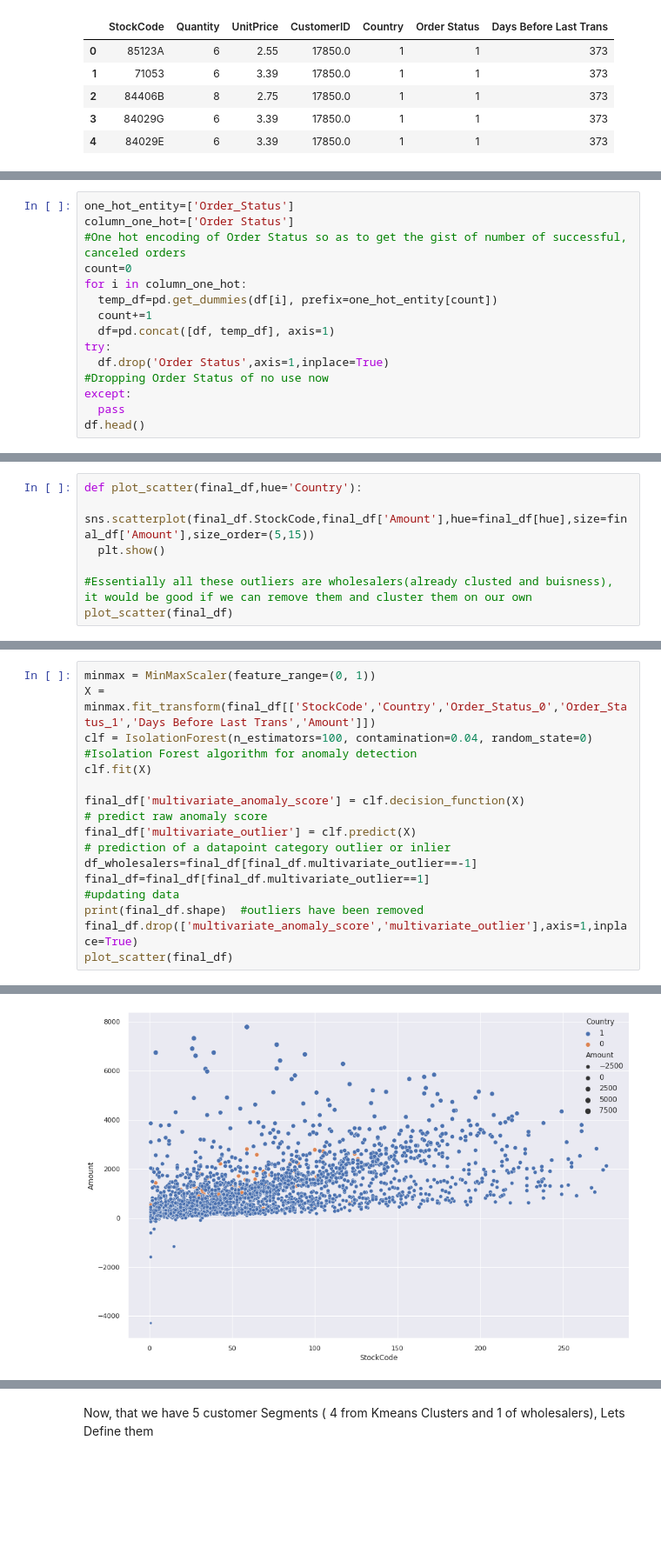
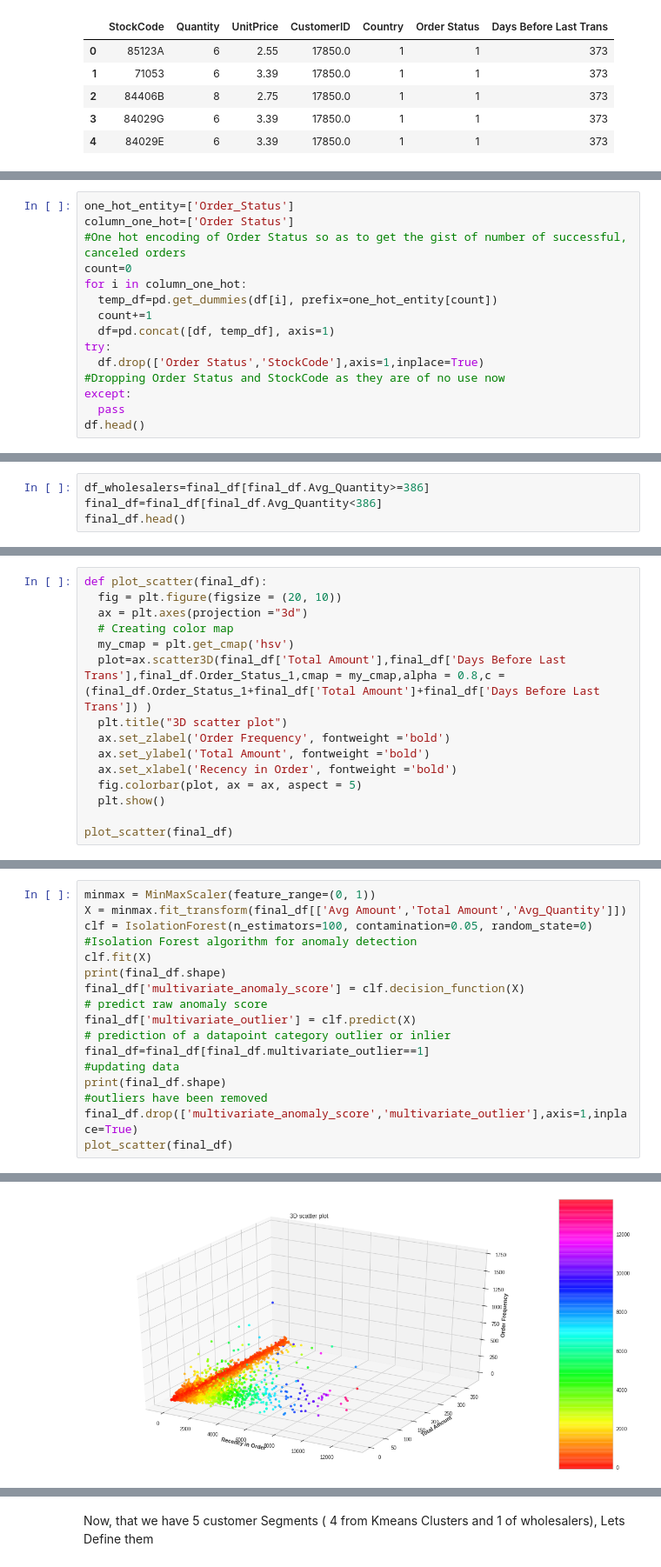
Before and after one commit to pranav168/Customer-Segmentation, a Jupyter notebook: Online_Retail_Customer_Segmentation_final_.ipynb, the cells around one changed output, grey strips where cells are left out. Shown at 87% size. Saved outputs shown, nothing was run; the diff lists cells and outputs as text; blank space fills up the shorter version.

```diff
--- a/Online_Retail_Customer_Segmentation_final_.ipynb
+++ b/Online_Retail_Customer_Segmentation_final_.ipynb
@@ -245,7 +249,7 @@ for i in column_one_hot:
   count+=1
   df=pd.concat([df, temp_df], axis=1)
 try:
-  df.drop('Order Status',axis=1,inplace=True)                                   #Dropping Order Status of no use now
+  df.drop(['Order Status','StockCode'],axis=1,inplace=True)                     #Dropping Order Status and StockCode as they are of no use now
 except:
   pass
 df.head()
@@ -285,6 +289,0 @@ final_df.head()
-# %%
-def plot_scatter(final_df,hue='Country'):
-  sns.scatterplot(final_df.StockCode,final_df['Amount'],hue=final_df[hue],size=final_df['Amount'],size_order=(5,15))
-  plt.show()
-                                                                                #Essentially all these outliers are wholesalers(already clusted and buisness), it would be good if we can remove them and cluster them on our own
-plot_scatter(final_df)
@@ -292,0 +304,4 @@ plot_scatter(final_df)
+# %%
+df_wholesalers=final_df[final_df.Avg_Quantity>=386]
+final_df=final_df[final_df.Avg_Quantity<386]
+final_df.head()
@@ -292,0 +328,15 @@ plot_scatter(final_df)
+# %%
+def plot_scatter(final_df):
+  fig = plt.figure(figsize = (20, 10))
+  ax = plt.axes(projection ="3d")
+  # Creating color map
+  my_cmap = plt.get_cmap('hsv')
+  plot=ax.scatter3D(final_df['Total Amount'],final_df['Days Before Last Trans'],final_df.Order_Status_1,cmap = my_cmap,alpha = 0.8,c =(final_df.Order_Status_1+final_df['Total Amount']+final_df['Days Before Last Trans']) )
+  plt.title("3D scatter plot")
+  ax.set_zlabel('Order Frequency', fontweight ='bold')
+  ax.set_ylabel('Total Amount', fontweight ='bold')
+  ax.set_xlabel('Recency in Order', fontweight ='bold')
+  fig.colorbar(plot, ax = ax, aspect = 5)
+  plt.show()
+
+plot_scatter(final_df)
@@ -293,14 +345,13 @@ plot_scatter(final_df)
 # %%
 minmax = MinMaxScaler(feature_range=(0, 1))
-X = minmax.fit_transform(final_df[['StockCode','Country','Order_Status_0','Order_Status_1','Days Before Last Trans','Amount']])
-clf = IsolationForest(n_estimators=100, contamination=0.04, random_state=0)     #Isolation Forest algorithm for anomaly detection
+X = minmax.fit_transform(final_df[['Avg Amount','Total Amount','Avg_Quantity']])
+clf = IsolationForest(n_estimators=100, contamination=0.05, random_state=0)     #Isolation Forest algorithm for anomaly detection
 clf.fit(X)
-
-final_df['multivariate_anomaly_score'] = clf.decision_function(X)                     # predict raw anomaly score
-final_df['multivariate_outlier'] = clf.predict(X)                                     # prediction of a datapoint category outlier or inlier
-df_wholesalers=final_df[final_df.multivariate_outlier==-1]
-final_df=final_df[final_df.multivariate_outlier==1]                                               #updating data
-print(final_df.shape)  #outliers have been removed
+print(final_df.shape)
+final_df['multivariate_anomaly_score'] = clf.decision_function(X)               # predict raw anomaly score
+final_df['multivariate_outlier'] = clf.predict(X)                               # prediction of a datapoint category outlier or inlier
+final_df=final_df[final_df.multivariate_outlier==1]                             #updating data
+print(final_df.shape)                                                           #outliers have been removed
 final_df.drop(['multivariate_anomaly_score','multivariate_outlier'],axis=1,inplace=True)
 plot_scatter(final_df)
 # %% [output]
@@ -308,3 +360,3 @@ plot_scatter(final_df)
-[figure, old version]
+[figure, new version]
 # %%
 def plot_dist(final_df,fig_size=(30,10),plot_type=0):
```
Also changed, not shown: parts of 40 cells of this notebook.
